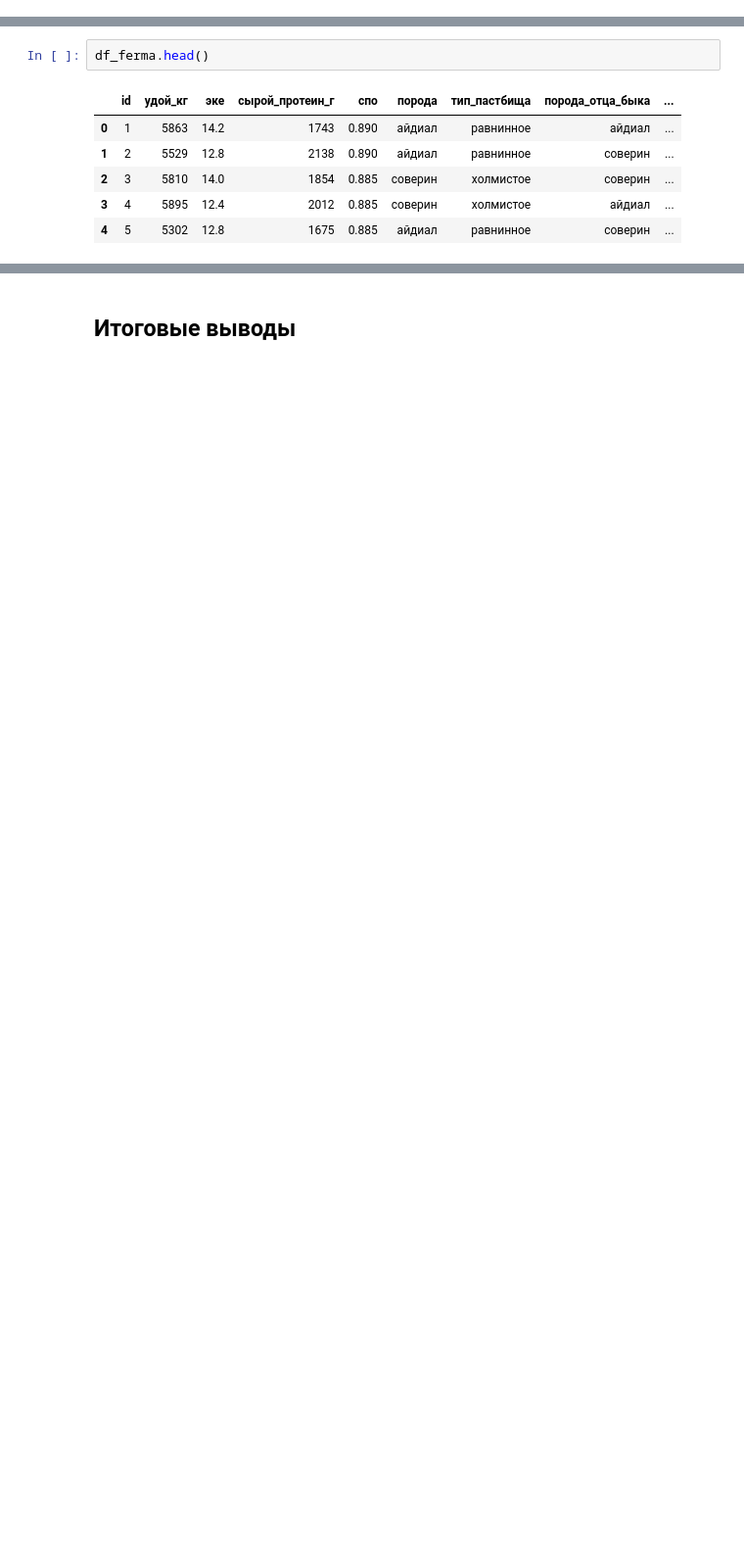
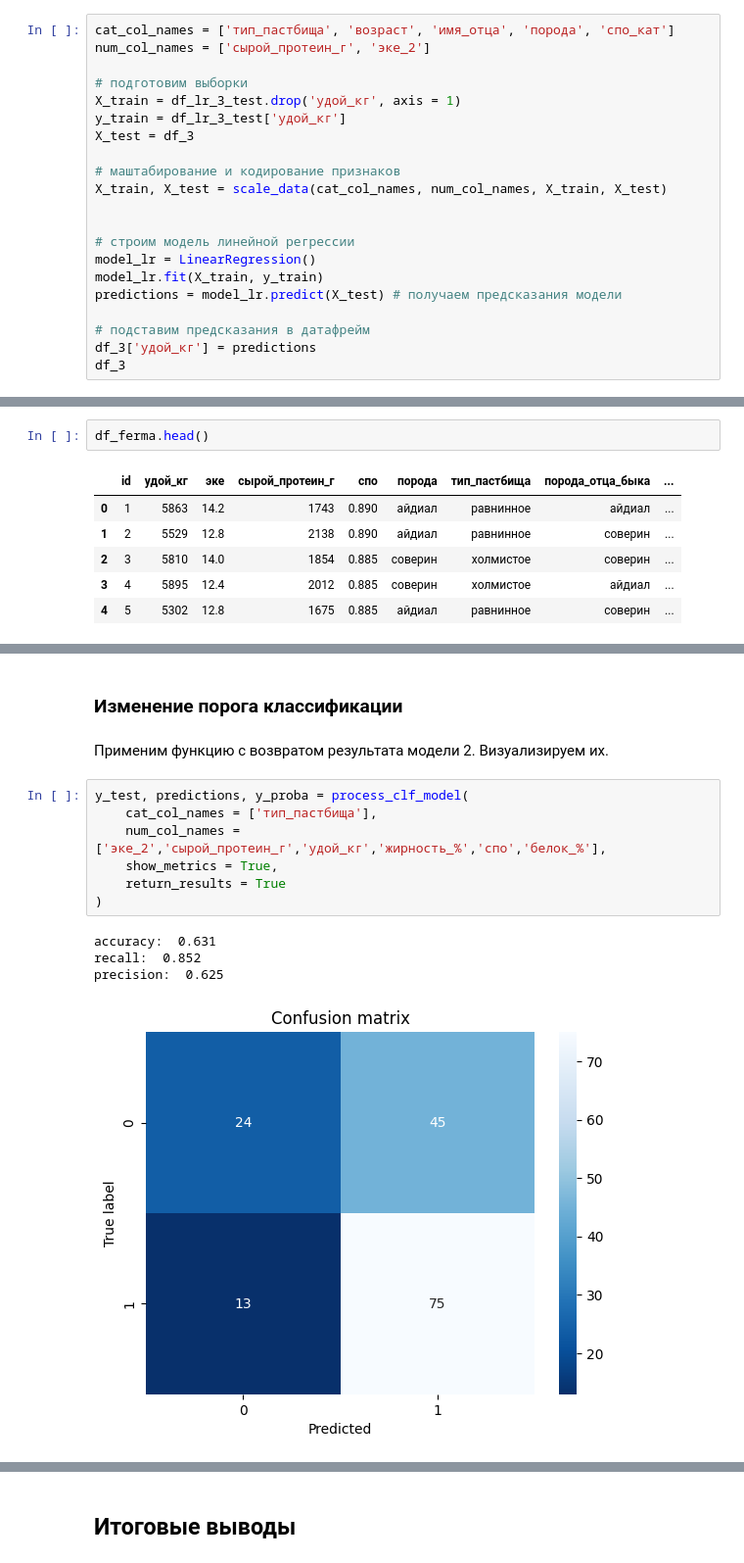
Before and after one commit to maximdubrovskiy/DataScience, a Jupyter notebook: ipynb/cows.ipynb, the cells around one changed output, grey strips where cells are left out. Shown at 98% size. Saved outputs shown, nothing was run; the diff lists cells and outputs as text; blank space fills up the shorter version.

```diff
--- a/ipynb/cows.ipynb
+++ b/ipynb/cows.ipynb
@@ -1511,0 +1461,21 @@ df_3
+# %%
+cat_col_names = ['тип_пастбища', 'возраст', 'имя_отца', 'порода', 'спо_кат']
+num_col_names = ['сырой_протеин_г', 'эке_2']
+
+# подготовим выборки
+X_train = df_lr_3_test.drop('удой_кг', axis = 1)
+y_train = df_lr_3_test['удой_кг']
+X_test = df_3
+
+# маштабирование и кодирование признаков
+X_train, X_test = scale_data(cat_col_names, num_col_names, X_train, X_test)
+
+
+# строим модель линейной регрессии
+model_lr = LinearRegression()
+model_lr.fit(X_train, y_train)
+predictions = model_lr.predict(X_test) # получаем предсказания модели
+
+# подставим предсказания в датафрейм
+df_3['удой_кг'] = predictions
+df_3
@@ -1690,0 +1784,16 @@ precision:  0.645
+# %% [markdown]
+### Изменение порога классификации
+# %% [markdown]
+Применим функцию с возвратом результата модели 2. Визуализируем их.
+# %%
+y_test, predictions, y_proba = process_clf_model(
+    cat_col_names = ['тип_пастбища'],
+    num_col_names = ['эке_2','сырой_протеин_г','удой_кг','жирность_%','спо','белок_%'],
+    show_metrics = True,
+    return_results = True
+)
+# %% [output]
+accuracy:  0.631
+recall:  0.852
+precision:  0.625
+[figure, added]
```
Also changed, not shown: parts of 48 cells of this notebook.
